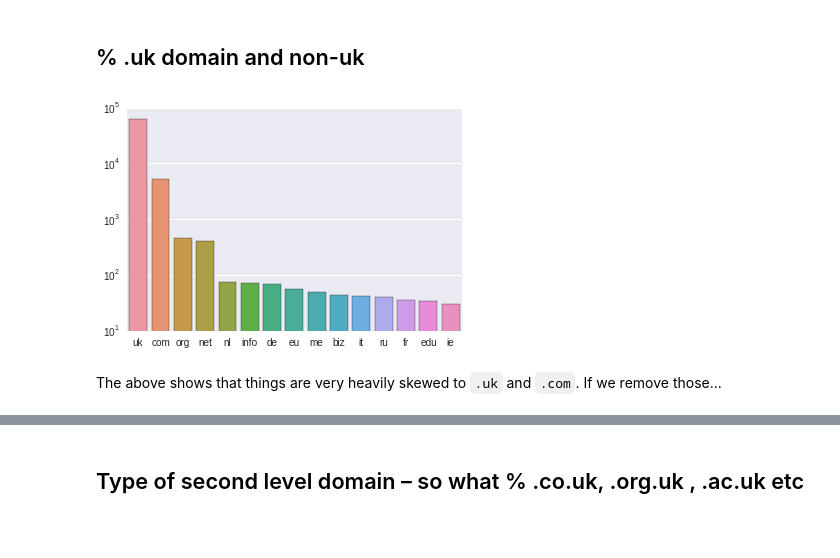
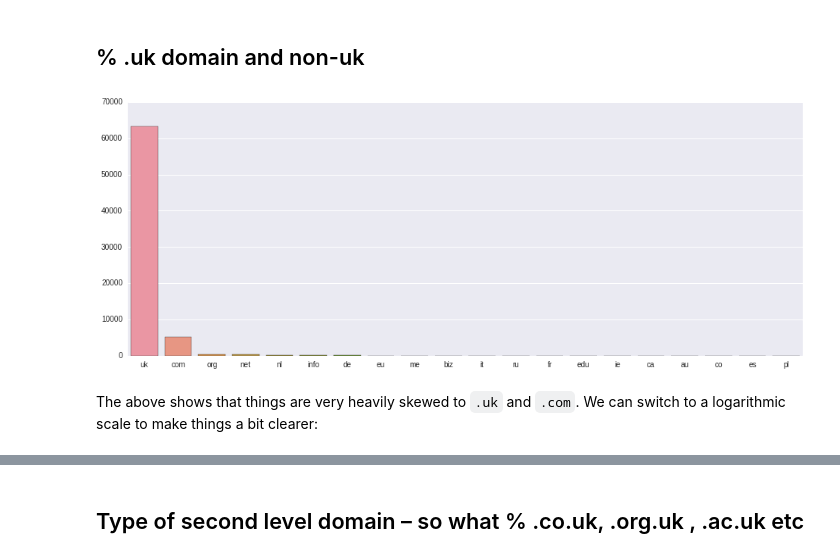
Before and after one commit to ukwa/crawl-analysis, a Jupyter notebook: domain-crawl/2014-domain-crawl-analysis.ipynb, the cells around one changed output, grey strips where cells are left out. Saved outputs shown, nothing was run; the diff lists cells and outputs as text; code cells hidden in the pictures; blank space fills up the shorter version.

Commit message:
Improved graphs.

```diff
--- a/domain-crawl/2014-domain-crawl-analysis.ipynb
+++ b/domain-crawl/2014-domain-crawl-analysis.ipynb
@@ -94,31 +111,32 @@ Loaded.
 # %%
 for tld, count in tlds.items():
     if ":" in tld:
         val = tlds.pop(tld)
         tlds[tld.split(":")[0]] += val
 
 tld_labels = list(tlds.keys())
 tld_total = sum(list(tlds.values()))
 tld_fractions = [float(value)/float(tld_total) for value in tlds.values()]
 tld_explode = [1 for l in tld_labels]
 
 tlds_sorted = OrderedDict(sorted(tlds.items(), key=lambda x: x[1], reverse=True))
 
 #plt.axis("equal")
 #plt.pie(tld_fractions, labels=tld_labels, shadow=False, explode=tld_explode, autopct="%1.1f%%")
 
+fig = plt.figure(figsize=(16,6))
+
 # Plot up to 15
-tldc = 15
+tldc = 20
 if(len(tlds_sorted) < tldc):
     tldc = len(tlds_sorted)
 
 seaborn.set_style("darkgrid")
 seaborn.barplot(range(tldc), tlds_sorted.values()[:tldc])
 
 plt.xticks(range(tldc), tlds_sorted.keys()[:tldc])
-plt.yscale('log')
 plt.show()
 # %% [output]
-[figure, old version]
+[figure, new version]
 # %% [markdown]
-The above shows that things are very heavily skewed to `.uk` and `.com`. If we remove those...
+The above shows that things are very heavily skewed to `.uk` and `.com`. We can switch to a logarithmic scale to make things a bit clearer:
```
Also changed, not shown: parts of 6 cells of this notebook.
